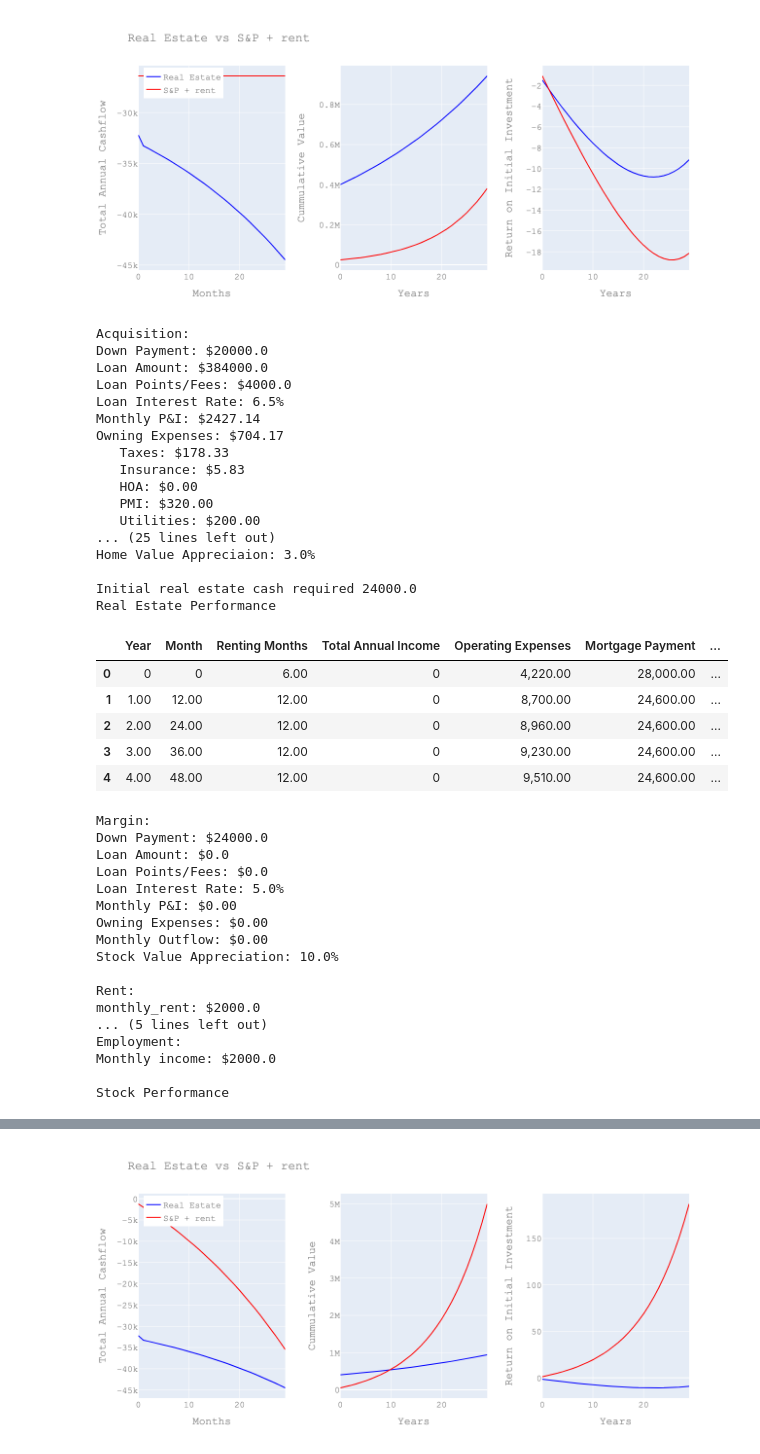
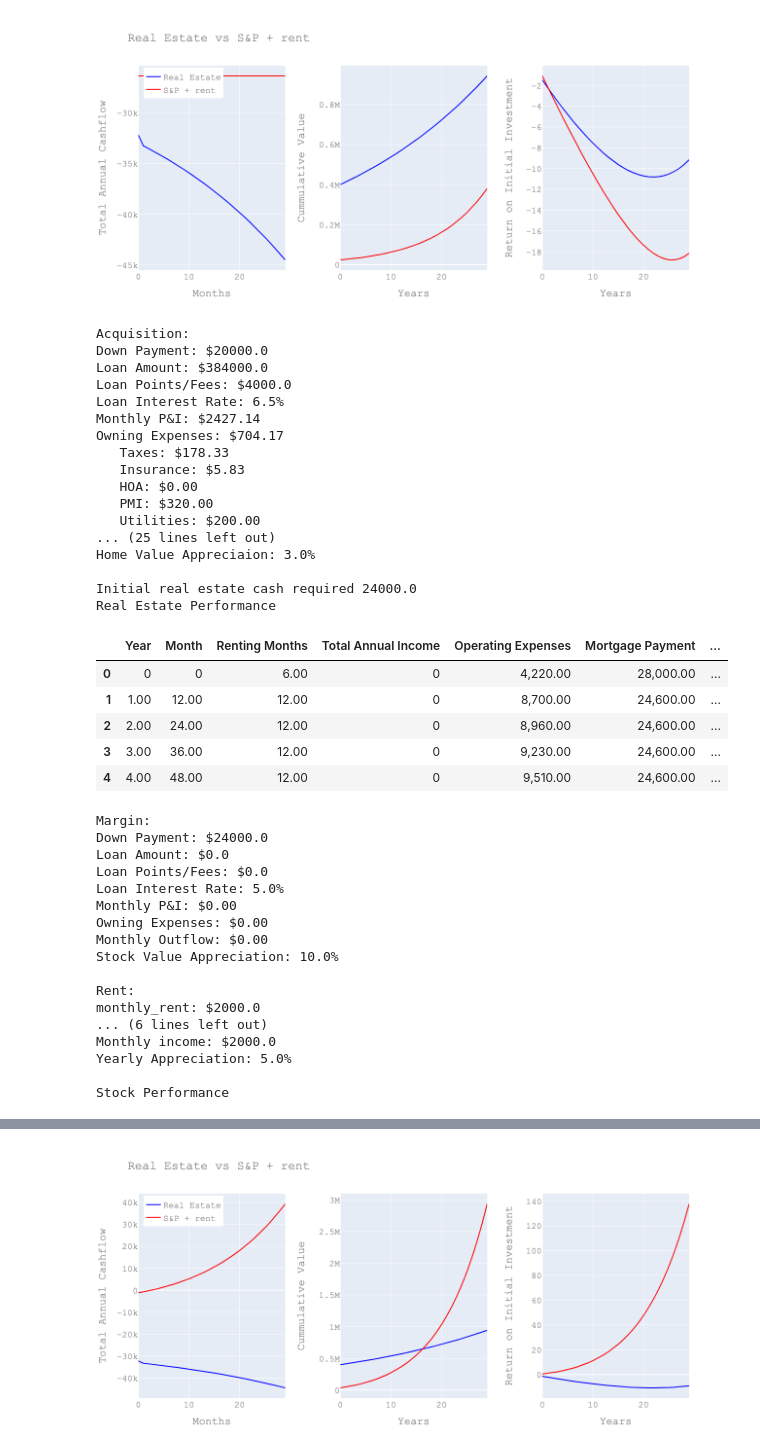
Before and after one commit to RupertDodkins/real_estate, a Jupyter notebook: scripts/mutliplot_view.ipynb, the cells around one changed output, grey strips where cells are left out. Drawn from its saved outputs; the diff is of its cells as text; code cells hidden in the pictures.

```diff
--- a/scripts/mutliplot_view.ipynb
+++ b/scripts/mutliplot_view.ipynb
@@ -529,7 +529,7 @@ realestate_df, stocks_df, meta = property_performance(
     margin_multiplier=1,
     monthly_rent_income=0.,
     rent_appreciation=0.03,
-    job_monthly_cashflow=0,
+    job_monthly_cashflow=2e3,
     title='S&P Vs Real Estate',
 )
 # %% [output]
@@ -568,9 +568,9 @@ Stock Value Appreciation: 10.0%
 
 Rent:
 monthly_rent: $2000.0
-... (5 lines left out)
-Employment:
+... (6 lines left out)
 Monthly income: $2000.0
+Yearly Appreciation: 5.0%
 
 Stock Performance
 |  | Year | Stock Annual Income | External Annual Income | Total Annual Income | Operating Expenses | ... |
@@ -583 +583 @@ Stock Performance
-[figure, old version]
+[figure, new version]
```
Also changed, not shown: parts of 18 cells of this notebook, 2 other files.
